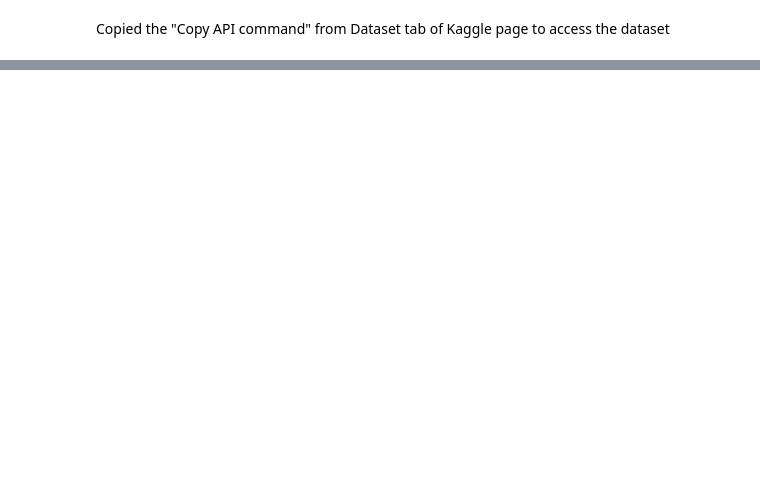
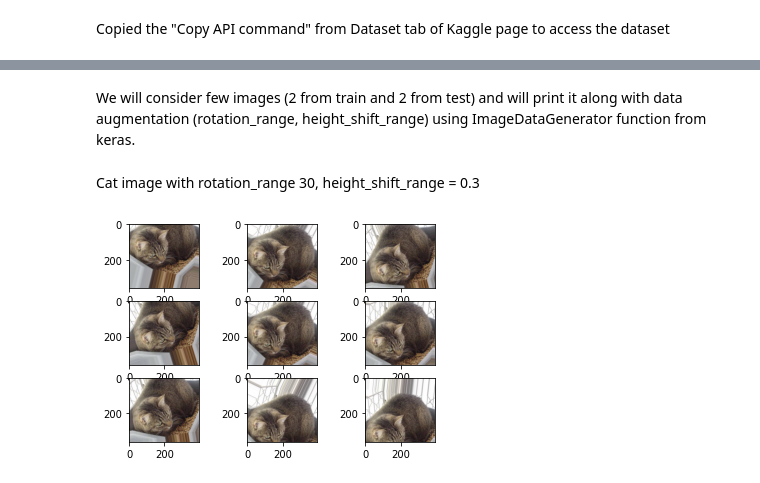
Before and after one commit to Rajesh16702/Colab-notebook, a Jupyter notebook: DL_Assignment.ipynb, the cells around one changed output, grey strips where cells are left out. Cells and saved outputs as stored; diff of their text form; code cells hidden in the pictures; blank space fills up the shorter version.

```diff
--- a/DL_Assignment.ipynb
+++ b/DL_Assignment.ipynb
@@ -27,0 +162,29 @@ kaggle datasets download -d chetankv/dogs-cats-images
+# %% [markdown]
+We will consider few images (2 from train and 2 from test) and will print it along with data augmentation (rotation_range, height_shift_range) using ImageDataGenerator function from keras.
+# %% [markdown]
+Cat image with rotation_range 30, height_shift_range = 0.3
+# %%
+# load the image of cats
+cat1 = load_img('dog vs cat/dataset/training_set/cats/cat.375.jpg')
+# convert to numpy array
+data = img_to_array(cat1)
+# expand dimension to one sample
+samples = expand_dims(data, 0)
+# create image data augmentation generator
+datagen = ImageDataGenerator(rotation_range=30, height_shift_range=0.3)
+# prepare iterator
+it = datagen.flow(samples, batch_size=1)
+# generate samples and plot
+for i in range(9):
+	# define subplot
+	plt.subplot(330 + 1 + i)
+	# generate batch of images
+	batch = it.next()
+	# convert to unsigned integers for viewing
+	image = batch[0].astype('uint8')
+	# plot raw pixel data
+	plt.imshow(image)
+# show the figure
+plt.show()
+# %% [output]
+[figure, added]
```
Also changed, not shown: parts of 54 cells of this notebook.
